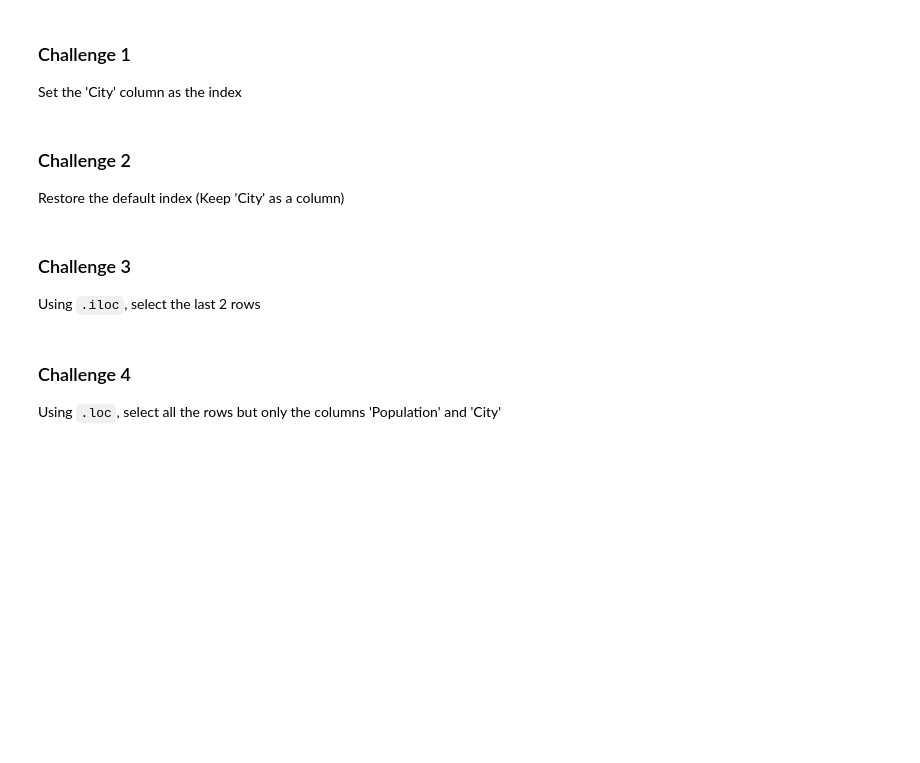
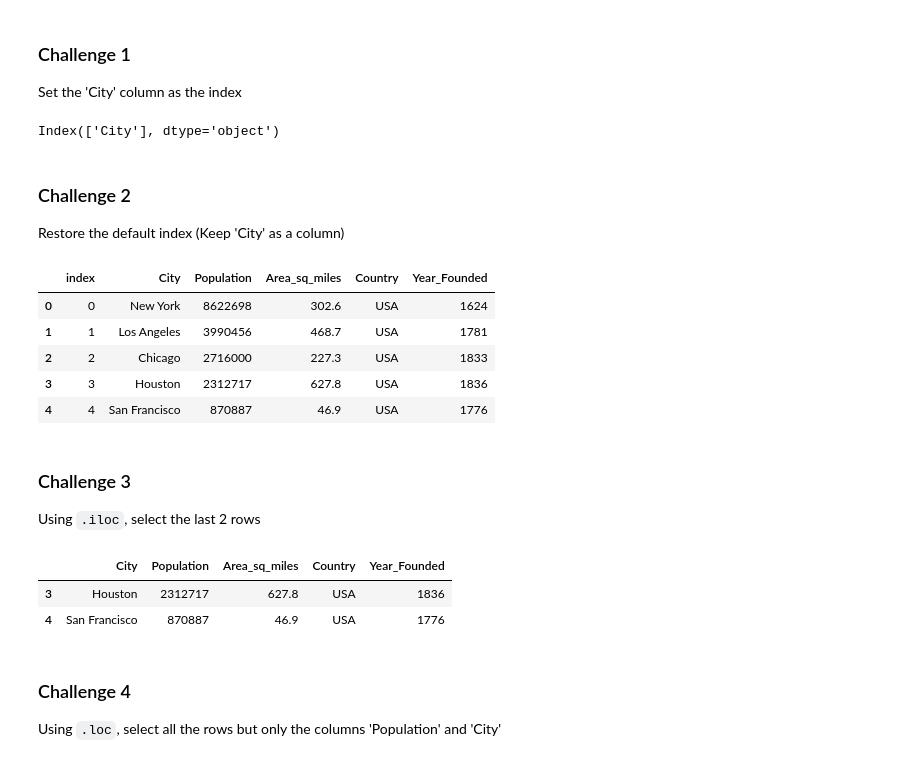
Before and after one commit to nicholas-glanvill/wbs-pandas, a Jupyter notebook: Selecting_and_indexing.ipynb, the cells around one changed output. Saved outputs shown, nothing was run; the diff lists cells and outputs as text; code cells hidden in the pictures; blank space fills up the shorter version.

```diff
--- a/Selecting_and_indexing.ipynb
+++ b/Selecting_and_indexing.ipynb
@@ -423,3 +421,11 @@ cities_df
+# %%
+cities_df = pd.DataFrame(index=['City'])
+
+cities_df.index
+
+print(cities_df.index)
+# %% [output]
+Index(['City'], dtype='object')
 # %% [markdown]
 ### Challenge 2
 Restore the default index (Keep 'City' as a column)
@@ -428,3 +432,14 @@ Restore the default index (Keep 'City' as a column)
+# %%
+cities_df = cities_df.reset_index(drop=False)
+
+cities_df
+# %% [output]
+|  | index | City | Population | Area_sq_miles | Country | Year_Founded |
+| 0 | 0 | New York | 8622698 | 302.6 | USA | 1624 |
+| 1 | 1 | Los Angeles | 3990456 | 468.7 | USA | 1781 |
+| 2 | 2 | Chicago | 2716000 | 227.3 | USA | 1833 |
+| 3 | 3 | Houston | 2312717 | 627.8 | USA | 1836 |
+| 4 | 4 | San Francisco | 870887 | 46.9 | USA | 1776 |
 # %% [markdown]
 ### Challenge 3
 Using `.iloc`, select the last 2 rows
@@ -433,3 +446,11 @@ Using `.iloc`, select the last 2 rows
+# %%
+#cities_df.iloc[:-2:,:]
+
+cities_df.iloc[-2:,:]
+# %% [output]
+|  | City | Population | Area_sq_miles | Country | Year_Founded |
+| 3 | Houston | 2312717 | 627.8 | USA | 1836 |
+| 4 | San Francisco | 870887 | 46.9 | USA | 1776 |
 # %% [markdown]
 ### Challenge 4
 Using `.loc`, select all the rows but only the columns 'Population' and 'City'
```
Also changed, not shown: parts of 9 cells of this notebook, 1 other file.
